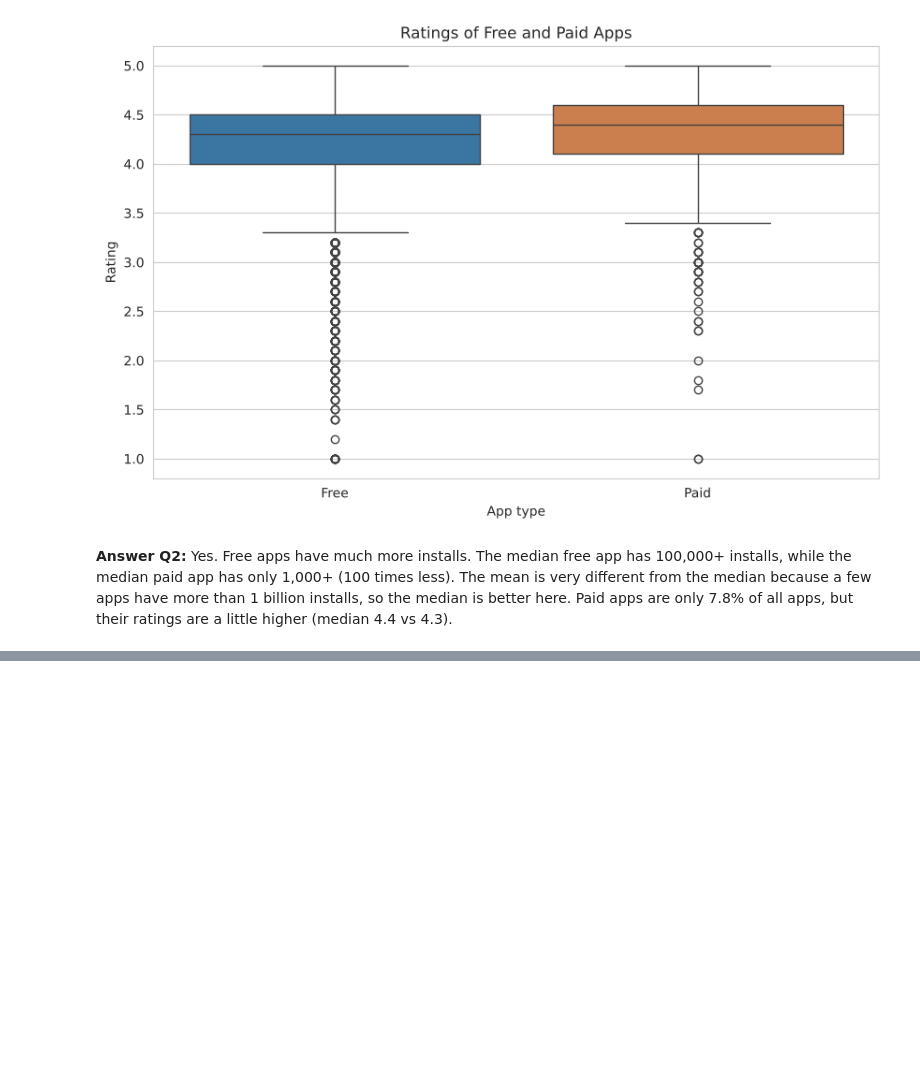
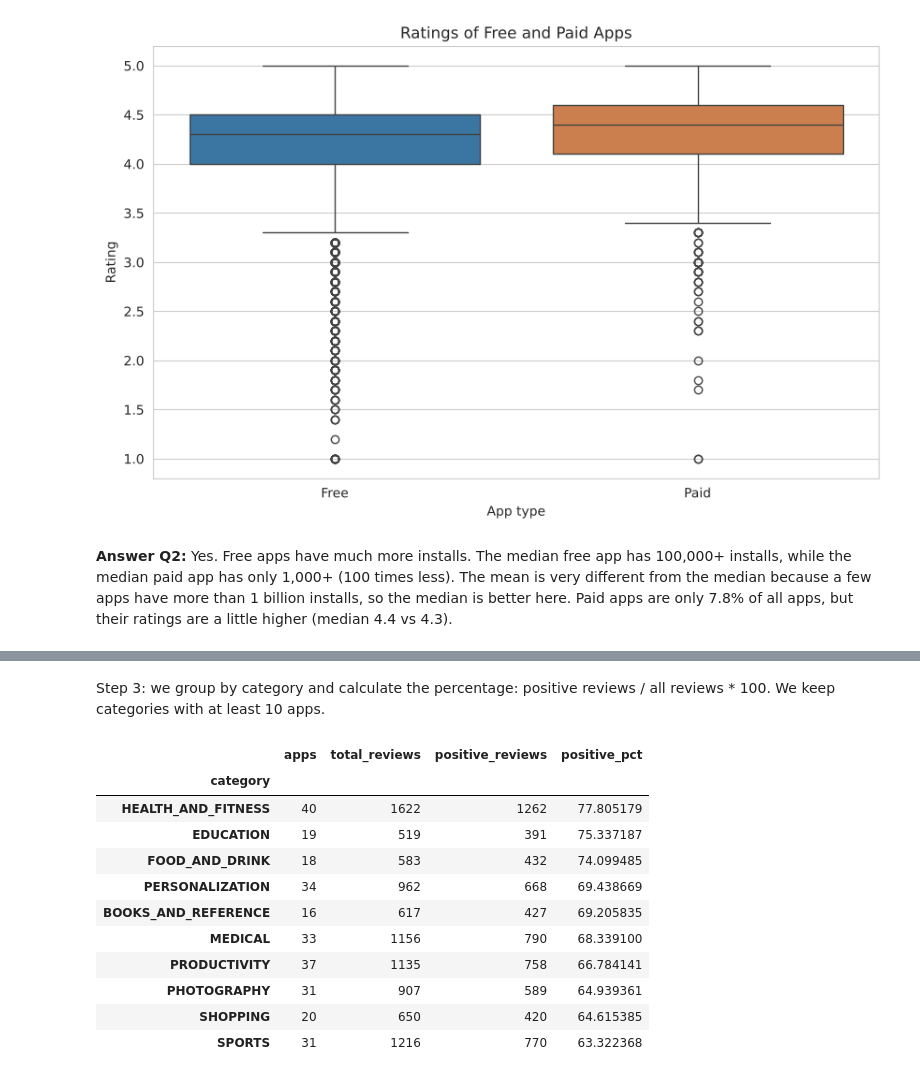
Before and after one commit to ahmed2sadeq/google-play-apps-analysis, a Jupyter notebook: project.ipynb, the cells around one changed output, grey strips where cells are left out. Drawn from its saved outputs; the diff is of its cells as text; code cells hidden in the pictures; blank space fills up the shorter version.

```diff
--- a/project.ipynb
+++ b/project.ipynb
@@ -745,0 +819,25 @@ plt.show()
+# %% [markdown]
+Step 3: we group by category and calculate the percentage: positive reviews / all reviews * 100. We keep categories with at least 10 apps.
+# %%
+category_sentiment = apps_reviews.groupby('category').agg(
+    apps=('app', 'count'),
+    total_reviews=('total_reviews', 'sum'),
+    positive_reviews=('positive_reviews', 'sum')
+)
+category_sentiment['positive_pct'] = category_sentiment['positive_reviews'] / category_sentiment['total_reviews'] * 100
+category_sentiment = category_sentiment.query('apps >= 10')
+category_sentiment = category_sentiment.sort_values('positive_pct', ascending=False)
+category_sentiment.head(10)
+# %% [output]
+|  | apps | total_reviews | positive_reviews | positive_pct |
+| category |  |  |  |  |
+| HEALTH_AND_FITNESS | 40 | 1622 | 1262 | 77.805179 |
+| EDUCATION | 19 | 519 | 391 | 75.337187 |
+| FOOD_AND_DRINK | 18 | 583 | 432 | 74.099485 |
+| PERSONALIZATION | 34 | 962 | 668 | 69.438669 |
+| BOOKS_AND_REFERENCE | 16 | 617 | 427 | 69.205835 |
+| MEDICAL | 33 | 1156 | 790 | 68.339100 |
+| PRODUCTIVITY | 37 | 1135 | 758 | 66.784141 |
+| PHOTOGRAPHY | 31 | 907 | 589 | 64.939361 |
+| SHOPPING | 20 | 650 | 420 | 64.615385 |
+| SPORTS | 31 | 1216 | 770 | 63.322368 |
```
Also changed, not shown: parts of 12 cells of this notebook, 4 other files.
